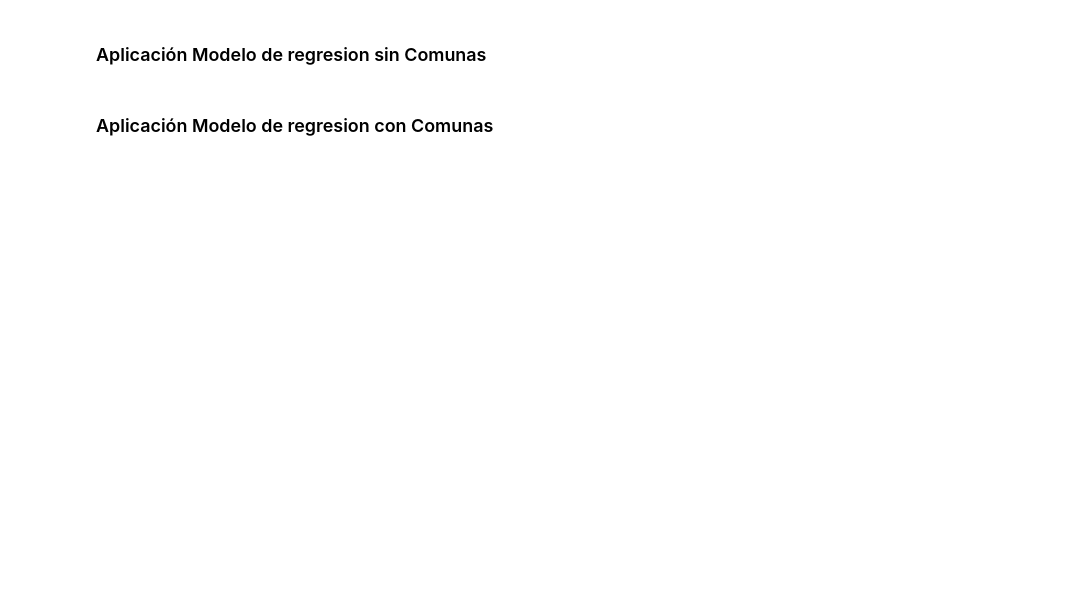
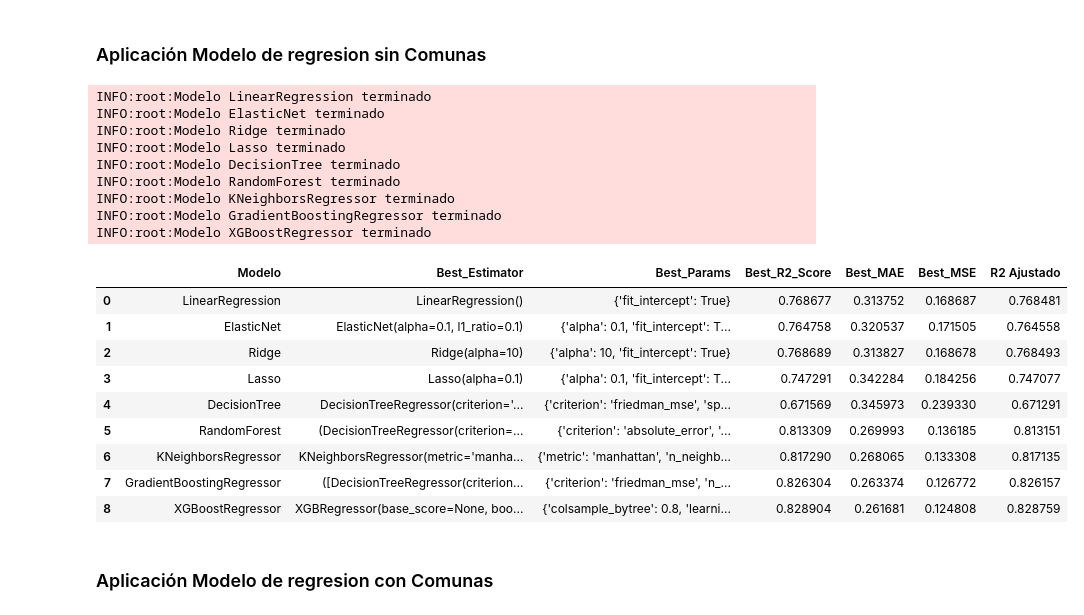
Before and after one commit to mespinoza8/Prediccion-Precio-Casas, a Jupyter notebook: precio_casas.ipynb, the cells around one changed output. Cells and saved outputs as stored; diff of their text form; code cells hidden in the pictures; blank space fills up the shorter version.

```diff
--- a/precio_casas.ipynb
+++ b/precio_casas.ipynb
@@ -271,11 +289,11 @@ def modelos_regresion (X,y):
     #Se particionan los datos en entrenamiento y testeo
     X_train,X_test,y_train,y_test=train_test_split(X,y,test_size=0.2,random_state=0)
 
-    #Se escalan los datos aplicando StandardScaler
-    sc=StandardScaler()
-    X_train_sc=sc.fit_transform(X_train)
-    X_test_sc=sc.transform(X_test)
+    #Se realiza escalado de datos
 
+    scaler = StandardScaler()
+    X_train = scaler.fit_transform(X_train)
+    X_test = scaler.transform(X_test)
     #Se definen los siguientes modelos de regresión con los respectivos hiperparámetros
     models = {
     'LinearRegression': {
@@ -340,14 +358,14 @@ def modelos_regresion (X,y):
     },
     'XGBoostRegressor':{
         'model': xgb.XGBRegressor(objective='reg:squarederror'),
-        'params': {'n_estimators': [100, 300, 500],
-                   'learning_rate': [0.01, 0.1, 0.2],
+        'params': {'n_estimators': [100, 300],
+                   'learning_rate': [0.01, 0.1],
                    'max_depth': [3, 5, 7],
-                   'subsample': [0.7, 0.8, 0.9],
-                   'colsample_bytree': [0.7, 0.8, 1.0],
-                   'min_child_weight': [1, 3, 5],
-                   'reg_alpha': [0, 0.1, 0.5],
-                   'reg_lambda': [0.1, 0.5, 1.0]
+                   'subsample': [0.7, 0.8],
+                   'colsample_bytree': [0.8],
+                   'min_child_weight': [1, 3],
+                   'reg_alpha': [0, 0.1],
+                   'reg_lambda': [0.1, 0.5]
         }
     }
 
@@ -360,11 +378,11 @@ def modelos_regresion (X,y):
 
     results=[]
 
-    #Se realiza un GridSearchCV para cada modelo probando con diferentes hiperparámetros
+    #Se realiza un GridSearchCV para cada modelo probando con diferentes hiperparámetros y una validación cruzada de 5 folds
     for model_name, model in models.items():
 
         grid = GridSearchCV(model['model'], model['params'], cv=5, scoring=scoring,n_jobs=-1,refit='R2')
-        grid.fit(X_train_sc, y_train)
+        grid.fit(X_train, y_train)
         logging.info(f'Modelo {model_name} terminado')
 
         #Se guardan los resultados en un DataFrame
@@ -381,7 +399,7 @@ def modelos_regresion (X,y):
     #Se calcula el R2 Ajustado
     lista=[]
     for i in results_df['Best_R2_Score'].values:
-        lista.append((1-((results_df.shape[0]-1)/(results_df.shape[0]-len(X)-1))*(1-i)))
+        lista.append((1-((X.shape[0]-1)/(X.shape[0]-X.shape[1]-1))*(1-i)))
 
     results_df['R2 Ajustado']=lista
 
@@ -399,2 +409,29 @@ df_sin_comunas=modelos_regresion(X_sin_comunas,y_sin_comunas)
+# %%
+X_sin_comunas=df_casas_transformed.drop(columns=['Price_UF'])
+y_sin_comunas=df_casas_transformed['Price_UF']
+
+
+df_sin_comunas=modelos_regresion(X_sin_comunas,y_sin_comunas)
+df_sin_comunas
+# %% [output]
+INFO:root:Modelo LinearRegression terminado
+INFO:root:Modelo ElasticNet terminado
+INFO:root:Modelo Ridge terminado
+INFO:root:Modelo Lasso terminado
+INFO:root:Modelo DecisionTree terminado
+INFO:root:Modelo RandomForest terminado
+INFO:root:Modelo KNeighborsRegressor terminado
+INFO:root:Modelo GradientBoostingRegressor terminado
+INFO:root:Modelo XGBoostRegressor terminado
+|  | Modelo | Best_Estimator | Best_Params | Best_R2_Score | Best_MAE | Best_MSE | R2 Ajustado |
+| 0 | LinearRegression | LinearRegression() | {'fit_intercept': True} | 0.768677 | 0.313752 | 0.168687 | 0.768481 |
+| 1 | ElasticNet | ElasticNet(alpha=0.1, l1_ratio=0.1) | {'alpha': 0.1, 'fit_intercept': T... | 0.764758 | 0.320537 | 0.171505 | 0.764558 |
+| 2 | Ridge | Ridge(alpha=10) | {'alpha': 10, 'fit_intercept': True} | 0.768689 | 0.313827 | 0.168678 | 0.768493 |
+| 3 | Lasso | Lasso(alpha=0.1) | {'alpha': 0.1, 'fit_intercept': T... | 0.747291 | 0.342284 | 0.184256 | 0.747077 |
+| 4 | DecisionTree | DecisionTreeRegressor(criterion='... | {'criterion': 'friedman_mse', 'sp... | 0.671569 | 0.345973 | 0.239330 | 0.671291 |
+| 5 | RandomForest | (DecisionTreeRegressor(criterion=... | {'criterion': 'absolute_error', '... | 0.813309 | 0.269993 | 0.136185 | 0.813151 |
+| 6 | KNeighborsRegressor | KNeighborsRegressor(metric='manha... | {'metric': 'manhattan', 'n_neighb... | 0.817290 | 0.268065 | 0.133308 | 0.817135 |
+| 7 | GradientBoostingRegressor | ([DecisionTreeRegressor(criterion... | {'criterion': 'friedman_mse', 'n_... | 0.826304 | 0.263374 | 0.126772 | 0.826157 |
+| 8 | XGBoostRegressor | XGBRegressor(base_score=None, boo... | {'colsample_bytree': 0.8, 'learni... | 0.828904 | 0.261681 | 0.124808 | 0.828759 |
 # %% [markdown]
 ### Aplicación Modelo de regresion con Comunas
```
Also changed, not shown: parts of 10 cells of this notebook.
